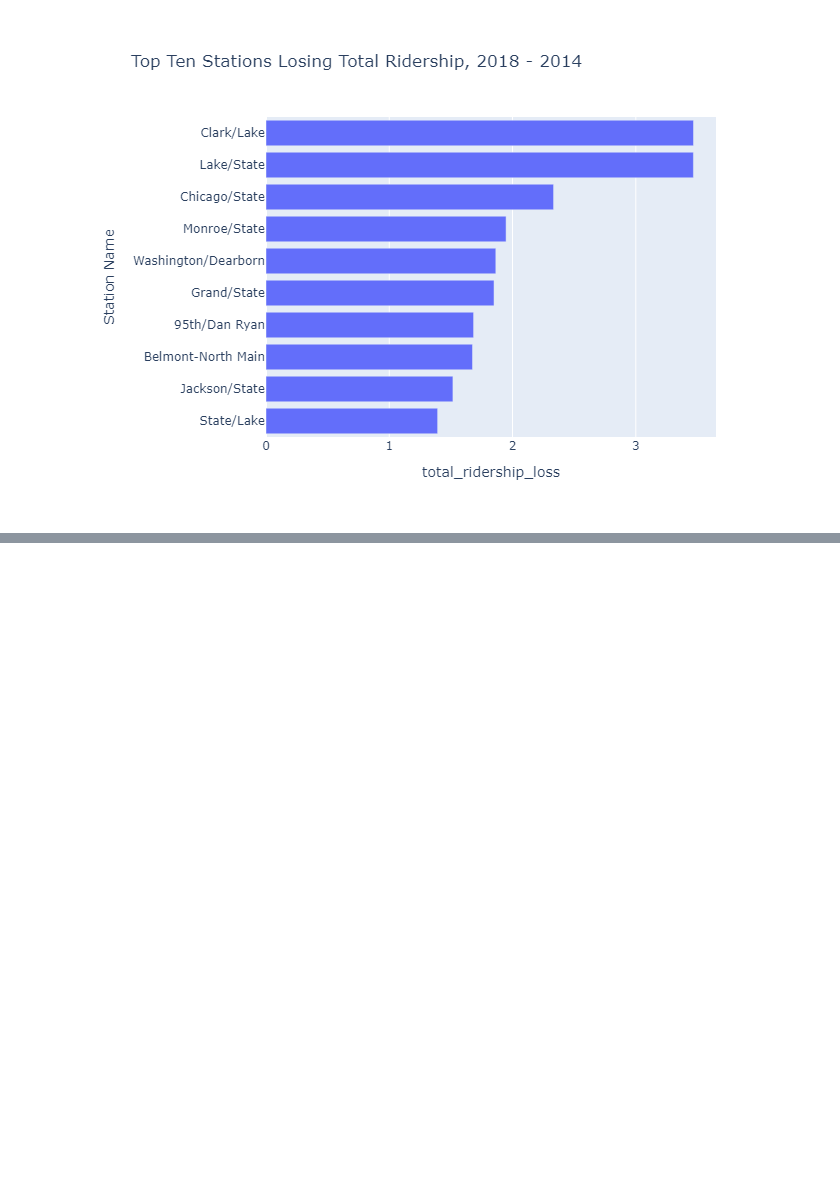
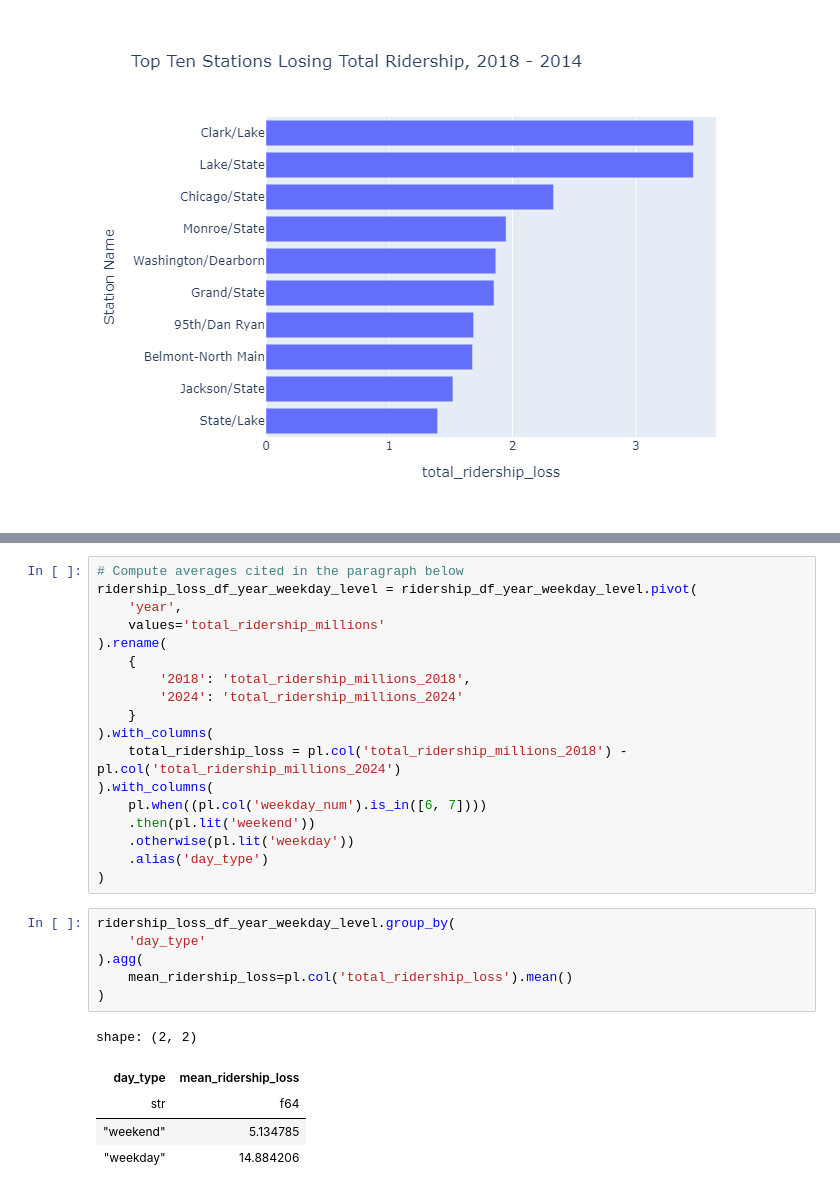
Before and after one commit to bryantco/cta-analysis, a Jupyter notebook: analyze_ridership.ipynb, the cells around one changed output, grey strips where cells are left out. Drawn from its saved outputs; the diff is of its cells as text; blank space fills up the shorter version.

```diff
--- a/analyze_ridership.ipynb
+++ b/analyze_ridership.ipynb
@@ -325,0 +372,30 @@ fig_ridership_loss_top_ten.show()
+# %%
+# Compute averages cited in the paragraph below
+ridership_loss_df_year_weekday_level = ridership_df_year_weekday_level.pivot(
+    'year',
+    values='total_ridership_millions'
+).rename(
+    {
+        '2018': 'total_ridership_millions_2018',
+        '2024': 'total_ridership_millions_2024'
+    }
+).with_columns(
+    total_ridership_loss = pl.col('total_ridership_millions_2018') - pl.col('total_ridership_millions_2024')
+).with_columns(
+    pl.when((pl.col('weekday_num').is_in([6, 7])))
+    .then(pl.lit('weekend'))
+    .otherwise(pl.lit('weekday'))
+    .alias('day_type')
+)
+# %%
+ridership_loss_df_year_weekday_level.group_by(
+    'day_type'
+).agg(
+    mean_ridership_loss=pl.col('total_ridership_loss').mean()
+)
+# %% [output]
+shape: (2, 2)
+| day_type | mean_ridership_loss |
+| str | f64 |
+| "weekend" | 5.134785 |
+| "weekday" | 14.884206 |
```
Also changed, not shown: parts of 6 cells of this notebook.
